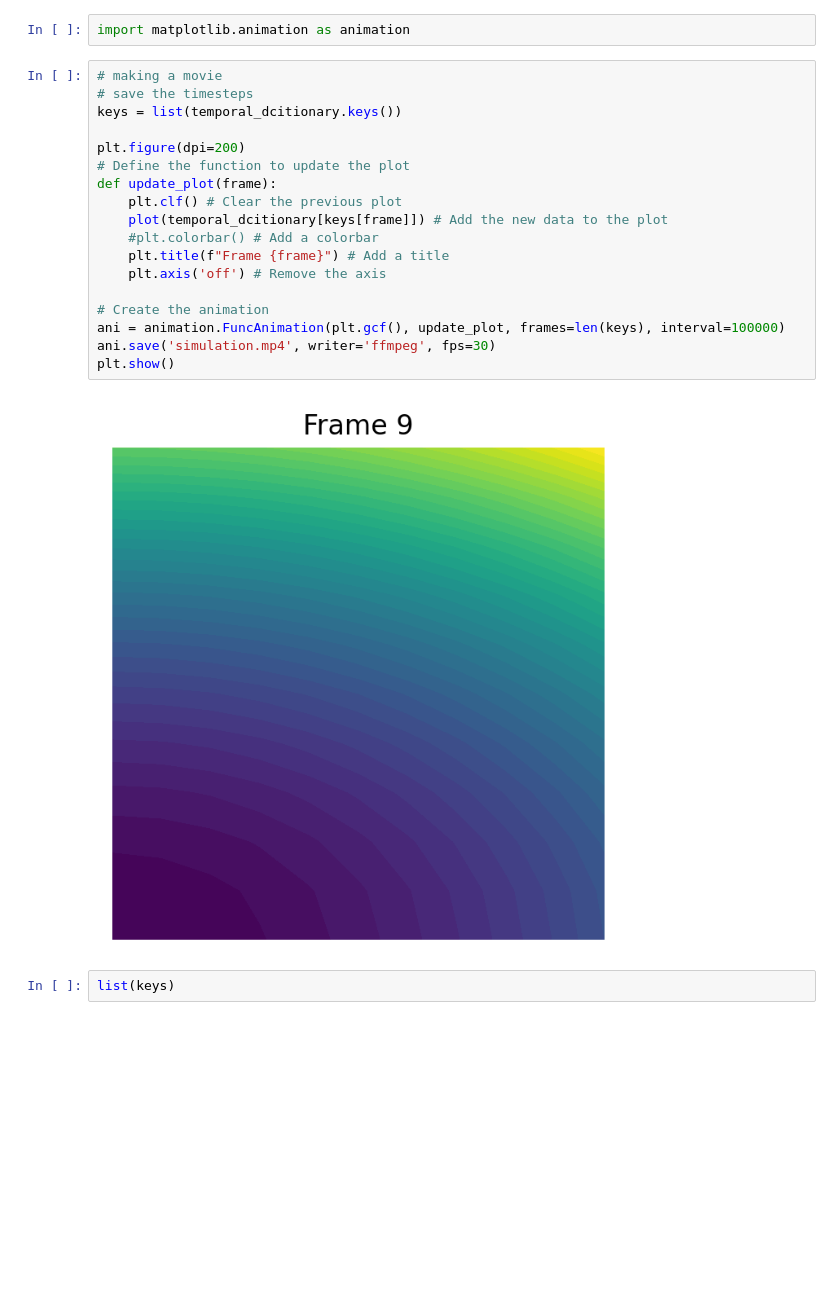
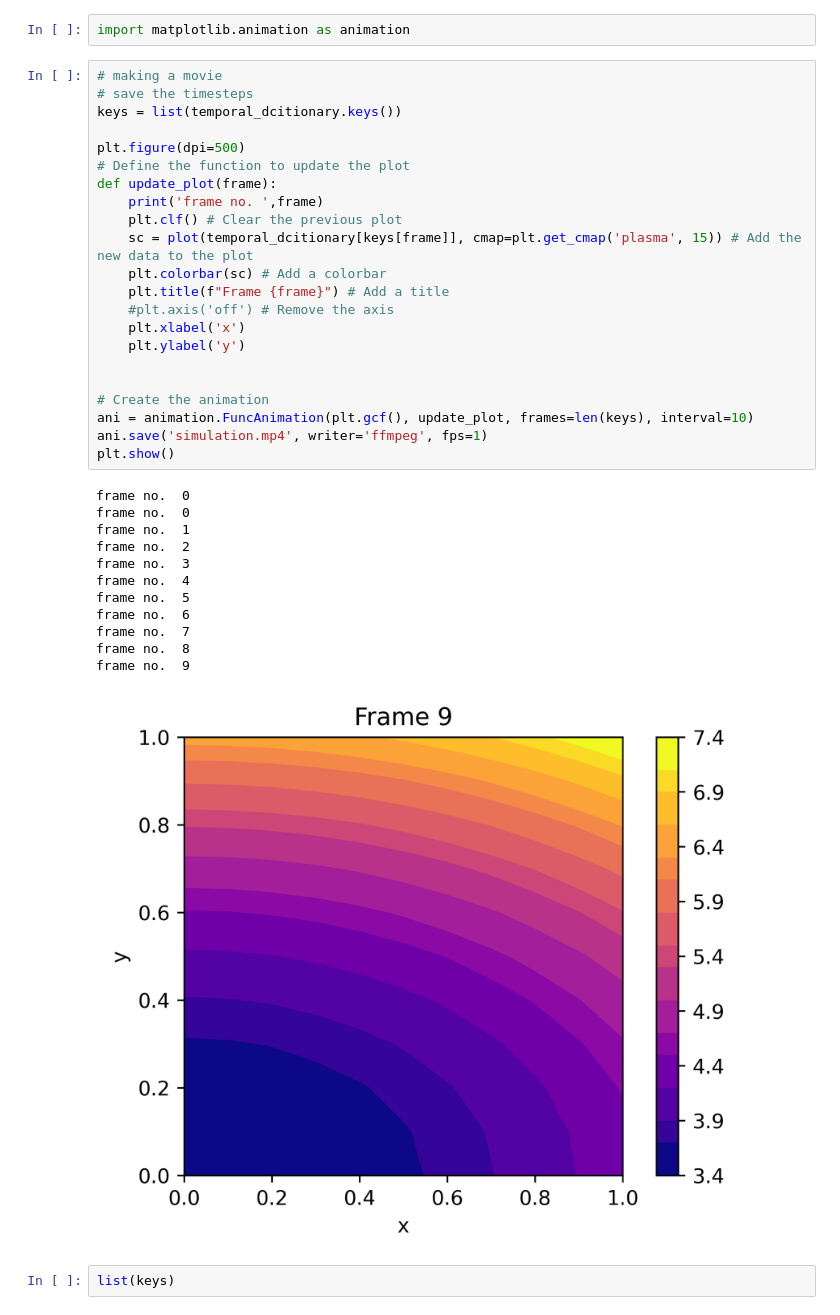
Before and after one commit to praksharma/Numerical-methods, a Jupyter notebook: 4. fenics/4. temporal heat equation.ipynb, the cells around one changed output. Drawn from its saved outputs; the diff is of its cells as text; blank space fills up the shorter version.

```diff
--- a/4. fenics/4. temporal heat equation.ipynb
+++ b/4. fenics/4. temporal heat equation.ipynb
@@ -124,23 +123,38 @@ import matplotlib.animation as animation
 # %%
 # making a movie
 # save the timesteps
 keys = list(temporal_dcitionary.keys())
 
-plt.figure(dpi=200)
+plt.figure(dpi=500)
 # Define the function to update the plot
 def update_plot(frame):
+    print('frame no. ',frame)
     plt.clf() # Clear the previous plot
-    plot(temporal_dcitionary[keys[frame]]) # Add the new data to the plot
-    #plt.colorbar() # Add a colorbar
+    sc = plot(temporal_dcitionary[keys[frame]], cmap=plt.get_cmap('plasma', 15)) # Add the new data to the plot
+    plt.colorbar(sc) # Add a colorbar
     plt.title(f"Frame {frame}") # Add a title
-    plt.axis('off') # Remove the axis
+    #plt.axis('off') # Remove the axis
+    plt.xlabel('x')
+    plt.ylabel('y')
+
 
 # Create the animation
-ani = animation.FuncAnimation(plt.gcf(), update_plot, frames=len(keys), interval=100000)
-ani.save('simulation.mp4', writer='ffmpeg', fps=30)
+ani = animation.FuncAnimation(plt.gcf(), update_plot, frames=len(keys), interval=10)
+ani.save('simulation.mp4', writer='ffmpeg', fps=1)
 plt.show()
 # %% [output]
+frame no.  0
+frame no.  0
+frame no.  1
+frame no.  2
+frame no.  3
+frame no.  4
+frame no.  5
+frame no.  6
+frame no.  7
+frame no.  8
+frame no.  9
-[figure, old version]
+[figure, new version]
 # %%
 list(keys)
 # %% [output]
```
Also changed, not shown: parts of 1 cell of this notebook.
